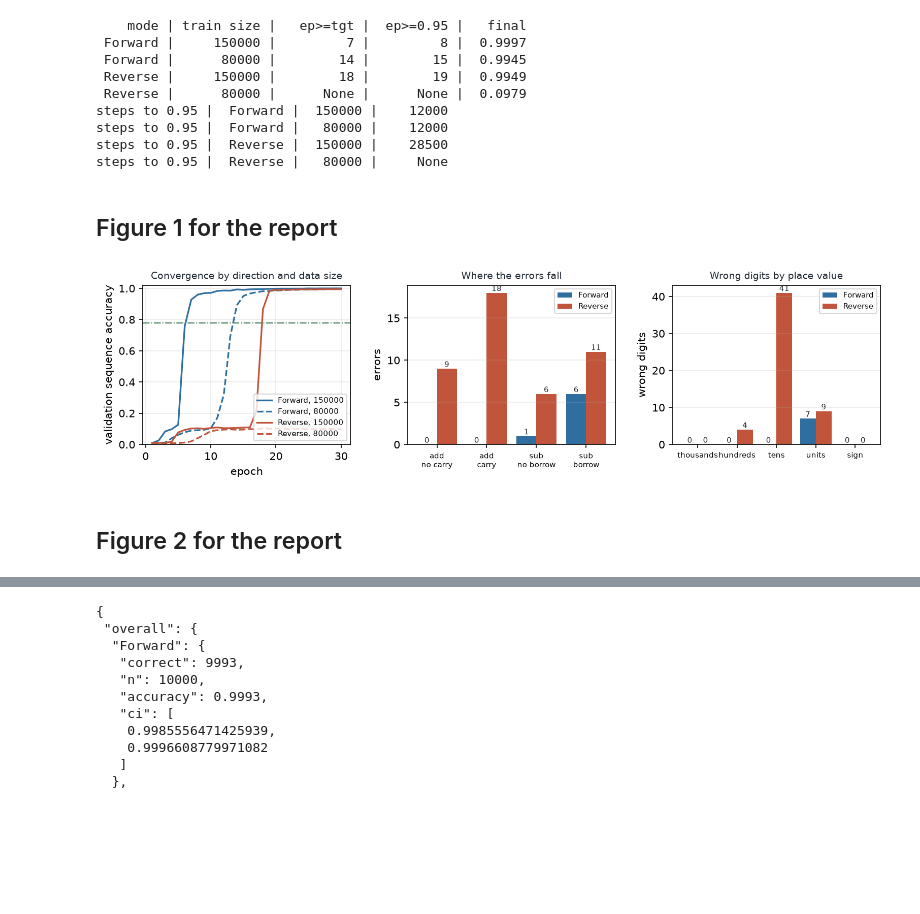
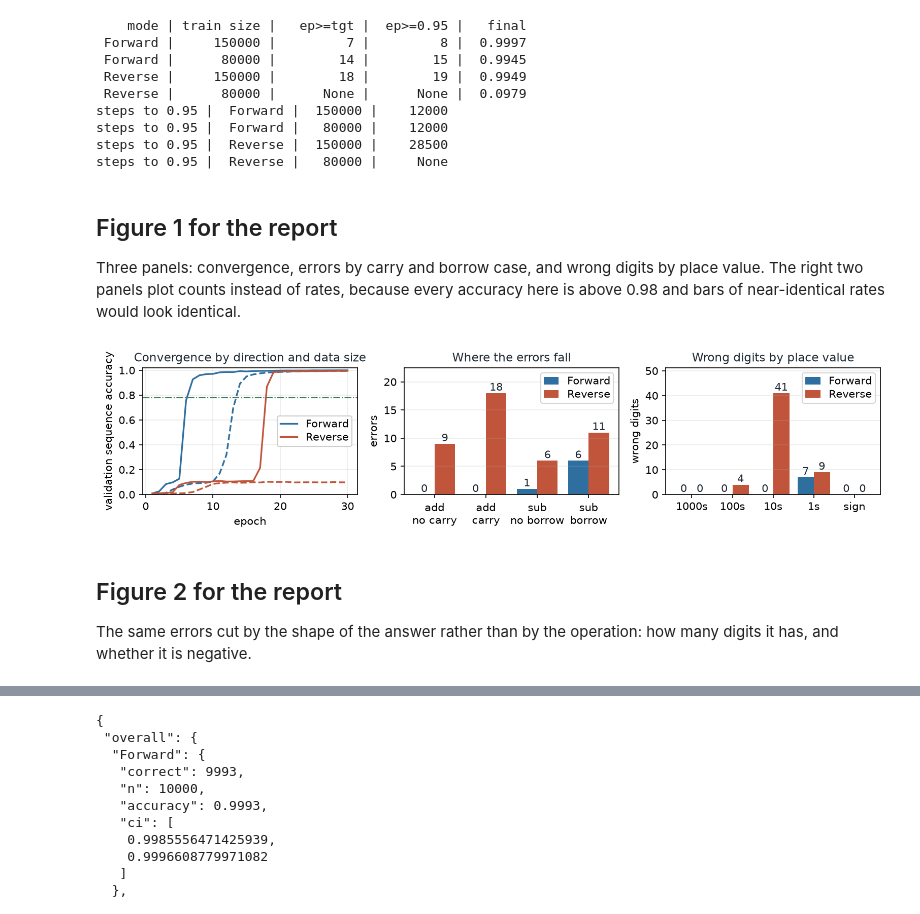
Before and after one commit to KaranR03/AdvancedMachineLearning, a Jupyter notebook: Ass5/Final/project5_code/main_report.ipynb, the cells around one changed output, grey strips where cells are left out. Saved outputs shown, nothing was run; the diff lists cells and outputs as text; code cells hidden in the pictures; blank space fills up the shorter version.

Commit message:
Project 5: brief's part names, GPU run of main_report

```diff
--- a/Ass5/Final/project5_code/main_report.ipynb
+++ b/Ass5/Final/project5_code/main_report.ipynb
@@ -12,11 +12,10 @@ Run it top to bottom. It takes about a minute on CPU.
 # Same stack as the Week 7 workshop, plus json for the machine readable result dumps.
 import json
 import math
-import os
 import pickle
 import random
 import re
-import time
+
 
 import matplotlib.pyplot as plt
 import numpy as np
@@ -25,7 +24,7 @@ from torch import nn
 from torch.nn import functional as F
 
 # The brief asks for the GPU environment. The model still runs on CPU when no GPU is visible,
-# which is what lets a marker run this notebook on a laptop and get the same answers.
+# so the notebook runs unchanged on a machine without one and gives the same answers.
 device = torch.device("cuda" if torch.cuda.is_available() else "cpu")
 print(f"device : {device}")
 print(f"torch  : {torch.__version__}")
@@ -36,5 +35,7 @@ print(f"numpy  : {np.__version__}")
 SEED = 0
 random.seed(SEED)
 np.random.seed(SEED)
-torch.manual_seed(SEED)
+# Bound to _ because manual_seed returns the Generator it just seeded, and a bare call as the
+# last line of a cell would store that object's repr as an output.
+_ = torch.manual_seed(SEED)
 # %% [output]
@@ -264,8 +270,8 @@ class TransformerModel(nn.Module):
 def generate(model, prompts, new_tokens=6):
     """Greedy autoregressive decoding: append the arg max token, then feed it back in.
 
-    Greedy rather than sampled, so the evaluation is deterministic and a marker re-running this
-    notebook on different hardware gets the same predictions.
+    Greedy rather than sampled, so decoding is deterministic: re-running this notebook on
+    different hardware gives the same predictions.
     """
     input_tensor = prompts.to(device)
     for _ in range(new_tokens):
@@ -799,6 +859,8 @@ steps to 0.95 |  Reverse |  150000 |    28500
 steps to 0.95 |  Reverse |   80000 |     None
 # %% [markdown]
 ## Figure 1 for the report
+
+Three panels: convergence, errors by carry and borrow case, and wrong digits by place value. The right two panels plot counts instead of rates, because every accuracy here is above 0.98 and bars of near-identical rates would look identical.
 # %%
 INK, ACCENT, WARM = "#1f2933", "#2f6f9f", "#c1553b"
 MUTED, PALE, GREEN = "#7b8794", "#e8ecf1", "#3f7d58"
@@ -806,72 +868,89 @@ MUTED, PALE, GREEN = "#7b8794", "#e8ecf1", "#3f7d58"
 # Figure 1 for the report. Counts rather than accuracies in the right two panels: every accuracy
 # here is above 0.98, so a bar chart of rates renders the two models as identical rectangles,
 # while the error counts differ by an order of magnitude and are legible.
-fig, axes = plt.subplots(1, 3, figsize=(10.5, 3.0), dpi=150)
+# figsize sets how big the labels end up. The report places this at 6.95 in across both
+# columns, so every size below is multiplied by roughly 0.67 on the page: 10 pt here renders
+# near 6.7 pt, which is the smallest that stays comfortable beside 10 pt body text. The height
+# is kept tight because this figure spans both columns, so every inch of it costs two inches
+# of text.
+fig, axes = plt.subplots(1, 3, figsize=(10.5, 2.6), dpi=150)
 
 # Left panel: convergence. Solid is the full training set, dashed the reduced one.
 ax = axes[0]
 for mode, colour in [("Forward", ACCENT), ("Reverse", WARM)]:
     for size, style in [("_full", "-"), ("_80k", "--")]:
         curve = histories[(mode, size)]["val_seq"]
-        label = f"{mode}, {'150000' if size == '_full' else '80000'}"
-        ax.plot(range(1, len(curve) + 1), curve, style, color=colour, lw=1.6, label=label)
+        # Only the full-set curves are labelled. Colour is the direction and the line style is
+        # the training set size, so naming all four would state the colour key twice and make
+        # the box wider than the empty part of the panel, which put it over the curves.
+        ax.plot(range(1, len(curve) + 1), curve, style, color=colour, lw=1.6,
+                label=mode if size == "_full" else None)
 ax.axhline(0.78, color=GREEN, lw=1.0, ls="-.")
 ax.set_xlabel("epoch")
 ax.set_ylabel("validation sequence accuracy")
 ax.set_ylim(0, 1.02)
 ax.grid(alpha=0.25)
-ax.legend(fontsize=7, loc="lower right")
-ax.set_title("Convergence by direction and data size", fontsize=9, color=INK)
+# Centre right is the only part of this panel no curve passes through: everything has either
+# reached 1.0 by then or, for the reduced reverse run, stayed near 0.1 throughout.
+ax.legend(fontsize=10, loc="center right", labelspacing=0.25, handlelength=1.6,
+          borderpad=0.3, framealpha=0.95)
+ax.set_title("Convergence by direction and data size", fontsize=11, color=INK)
 
 ax = axes[1]
 # Two line tick labels: at the width this figure is embedded, the carry and borrow
 # names collide when set on one line.
-NL = chr(10)
-categories = [("add" + NL + "no carry", "carry", "no_carry"),
-              ("add" + NL + "carry", "carry", "with_carry"),
-              ("sub" + NL + "no borrow", "borrow", "no_borrow"),
-              ("sub" + NL + "borrow", "borrow", "with_borrow")]
+categories = [("add\nno carry", "carry", "no_carry"),
+              ("add\ncarry", "carry", "with_carry"),
+              ("sub\nno borrow", "borrow", "no_borrow"),
+              ("sub\nborrow", "borrow", "with_borrow")]
 x = np.arange(len(categories))
 errors_f = [cb_f[g][k][1] - cb_f[g][k][0] for _, g, k in categories]
 errors_r = [cb_r[g][k][1] - cb_r[g][k][0] for _, g, k in categories]
 ax.bar(x - 0.2, errors_f, 0.4, color=ACCENT, label="Forward")
 ax.bar(x + 0.2, errors_r, 0.4, color=WARM, label="Reverse")
 for xi, value in zip(x - 0.2, errors_f):
-    ax.text(xi, value, str(value), ha="center", va="bottom", fontsize=7, color=INK)
+    ax.text(xi, value, str(value), ha="center", va="bottom", fontsize=10, color=INK)
 for xi, value in zip(x + 0.2, errors_r):
-    ax.text(xi, value, str(value), ha="center", va="bottom", fontsize=7, color=INK)
+    ax.text(xi, value, str(value), ha="center", va="bottom", fontsize=10, color=INK)
 ax.set_xticks(x)
-ax.set_xticklabels([c[0] for c in categories], fontsize=7)
+ax.set_xticklabels([c[0] for c in categories], fontsize=10)
 ax.set_ylabel("errors")
+ax.set_ylim(0, max(errors_f + errors_r) * 1.25)
 ax.grid(alpha=0.25, axis="y")
-ax.legend(fontsize=7)
-ax.set_title("Where the errors fall", fontsize=9, color=INK)
+ax.legend(fontsize=10, labelspacing=0.25, handlelength=1.4, borderpad=0.3)
+ax.set_title("Where the errors fall", fontsize=11, color=INK)
 
 ax = axes[2]
 labels = ["thousands", "hundreds", "tens", "units", "sign"]
+# Abbreviated on the axis only. Set large enough to read once the figure is scaled into the
+# report, the five full words overlap; the keys above stay spelled out.
+tick_labels = ["1000s", "100s", "10s", "1s", "sign"]
 wrong_f = [round((1 - acc_f[k]) * n_f[k]) for k in labels]
 wrong_r = [round((1 - acc_r[k]) * n_r[k]) for k in labels]
 x = np.arange(len(labels))
 ax.bar(x - 0.2, wrong_f, 0.4, color=ACCENT, label="Forward")
 ax.bar(x + 0.2, wrong_r, 0.4, color=WARM, label="Reverse")
 for xi, value in zip(x - 0.2, wrong_f):
-    ax.text(xi, value, str(value), ha="center", va="bottom", fontsize=7, color=INK)
+    ax.text(xi, value, str(value), ha="center", va="bottom", fontsize=10, color=INK)
 for xi, value in zip(x + 0.2, wrong_r):
-    ax.text(xi, value, str(value), ha="center", va="bottom", fontsize=7, color=INK)
+    ax.text(xi, value, str(value), ha="center", va="bottom", fontsize=10, color=INK)
 ax.set_xticks(x)
-ax.set_xticklabels(labels, fontsize=7)
+ax.set_xticklabels(tick_labels, fontsize=10)
 ax.set_ylabel("wrong digits")
+ax.set_ylim(0, max(wrong_f + wrong_r) * 1.25)
 ax.grid(alpha=0.25, axis="y")
-ax.legend(fontsize=7)
-ax.set_title("Wrong digits by place value", fontsize=9, color=INK)
+ax.legend(fontsize=10, labelspacing=0.25, handlelength=1.4, borderpad=0.3)
+ax.set_title("Wrong digits by place value", fontsize=11, color=INK)
 
 plt.tight_layout()
 plt.savefig("figure_1_overview.pdf", bbox_inches="tight")
 plt.show()
 # %% [output]
-[figure, old version]
+[figure, new version]
 # %% [markdown]
 ## Figure 2 for the report
+
+The same errors cut by the shape of the answer rather than by the operation: how many digits it has, and whether it is negative.
 # %%
 # Figure 2: the same errors cut by how long the answer is and whether it is negative, which is
 # the axis the brief calls "longer strings".
```
Also changed, not shown: parts of 22 cells of this notebook, 15 other files.
